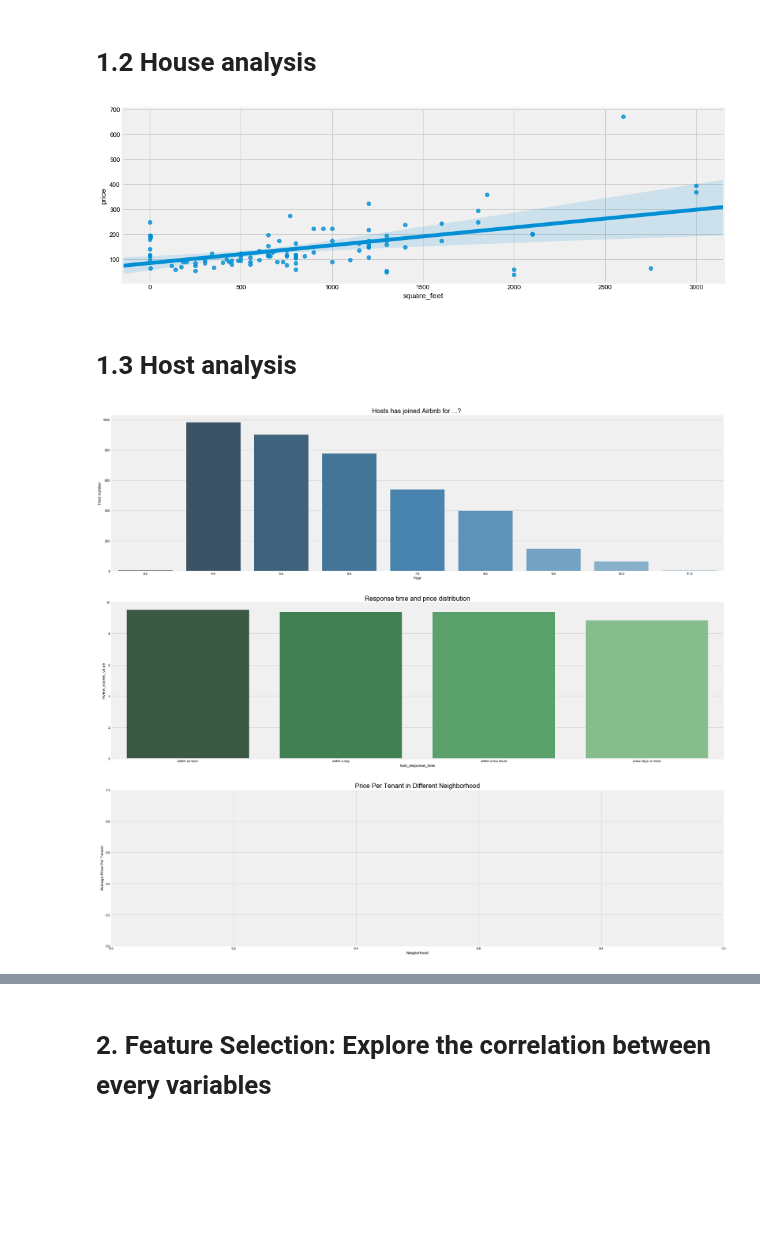
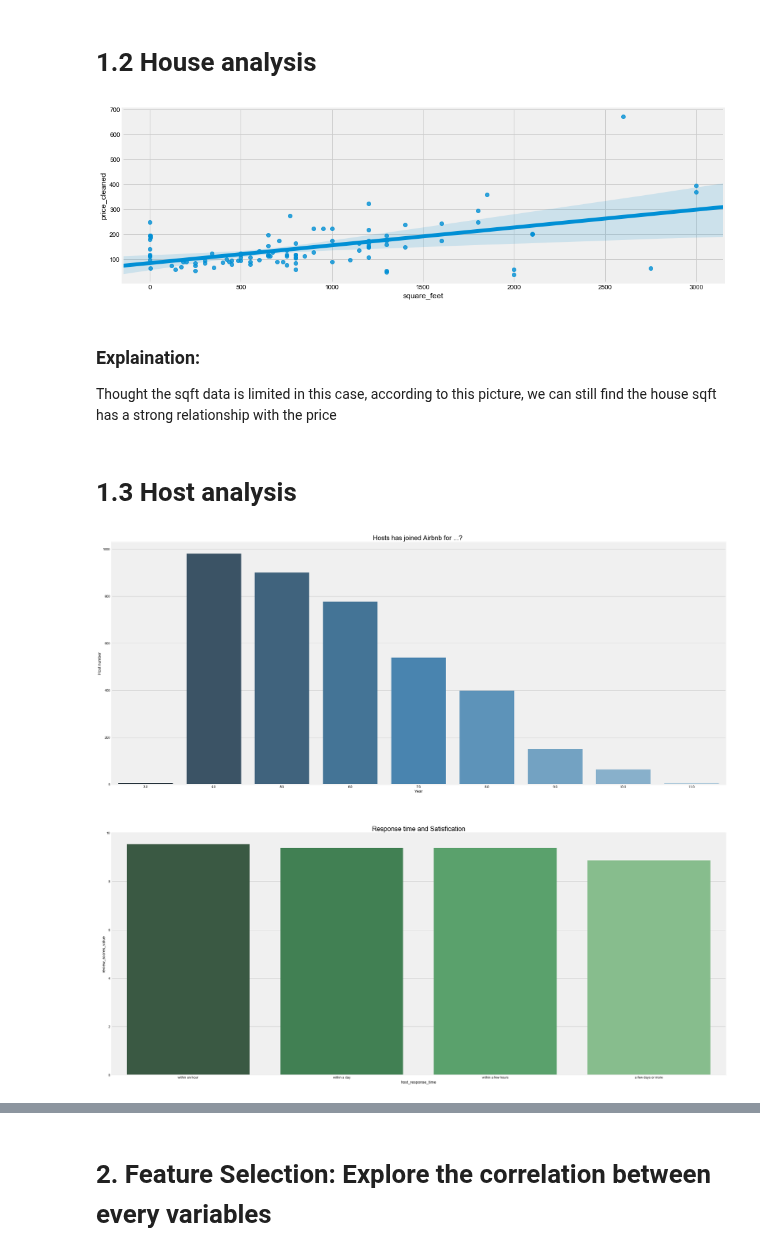
Before and after one commit to vivienfay/Airbnb-Seattle-Rental-Price-Prediction, a Jupyter notebook: Airbnb_price_prediction.ipynb, the cells around one changed output, grey strips where cells are left out. Cells and saved outputs as stored; diff of their text form; code cells hidden in the pictures; blank space fills up the shorter version.

```diff
--- a/Airbnb_price_prediction.ipynb
+++ b/Airbnb_price_prediction.ipynb
@@ -79,7 +122,4 @@ According to the dataset description from data source, we will analyze the sever
 # %%
-# 1.Turn price string to float
-
 def price(x):
     return float(x[1:].replace(",",""))
-
-data['price'] = data['price'].apply(price)
+data['price_cleaned'] = data['price'].apply(price)
@@ -94,8 +135,8 @@ square feet only have 97 values, too less.
 # 1.1 Region Analysis
 # %%
 df_neighborhood_count = data.groupby("neighbourhood_group_cleansed").count().id.sort_values(ascending=False).to_frame().reset_index()
-df_neighborhood_price = data.groupby("neighbourhood_group_cleansed").mean().price.sort_values(ascending=False).to_frame().reset_index()
-data["price_per_tenant"] = data["price"] / data["beds"]
+df_neighborhood_price = data.groupby("neighbourhood_group_cleansed").mean().price_cleaned.sort_values(ascending=False).to_frame().reset_index()
+data["price_per_tenant"] = data["price_cleaned"] / data["beds"]
 df_neighborhood_price_per_tenant = data.groupby("neighbourhood_group_cleansed").mean().price_per_tenant.sort_values(ascending=False).to_frame().reset_index()
 df_neighborhood_price_per_tenant
 # %% [output]
@@ -148,11 +189,14 @@ Explaination:
 # %%
 f, ax1= plt.subplots(1, 1, figsize=(15, 5))
 
-sns.regplot(x='square_feet', y='price', data=data, ax=ax1)
+sns.regplot(x='square_feet', y='price_cleaned', data=data, ax=ax1)
 
 plt.show()
 # %% [output]
-[figure, old version]
+[figure, new version]
+# %% [markdown]
+### Explaination:
+Thought the sqft data is limited in this case, according to this picture, we can still find the house sqft has a strong relationship with the price
 # %% [markdown]
 # 1.3 Host analysis
 # %%
@@ -169,16 +209,15 @@ df_host_response = data.groupby("host_response_time").mean().review_scores_value
+# %%
+df_host_response = data.groupby("host_response_time").mean()['review_scores_value'].sort_values(ascending=False).to_frame().reset_index()
 # %%
-f, [ax1,ax2,ax3] = plt.subplots(3,1,figsize=(30,30))
+f, [ax1,ax2] = plt.subplots(2,1,figsize=(30,30))
 sns.barplot(x='host_since', y='id', palette="Blues_d", data=df_host_count, ax=ax1)
 ax1.set_title('Hosts has joined Airbnb for ...? ',fontsize=20)
 ax1.set_xlabel('Year')
 ax1.set_ylabel('Host number')
 
 sns.barplot(x='host_response_time', y='review_scores_value', palette="Greens_d", data=df_host_response, ax=ax2)
-ax2.set_title("Response time and price distribution",fontsize=20)
-ax3.set_title('Price Per Tenant in Different Neighborhood',fontsize=20)
-ax3.set_xlabel('Neigborhood')
-ax3.set_ylabel('Average Price Per Tenant')
+ax2.set_title("Response time and Satisfication",fontsize=20)
 
 plt.show()
 # %% [output]
-[figure, old version]
+[figure, new version]
```
Also changed, not shown: parts of 47 cells of this notebook, 1 other file.
